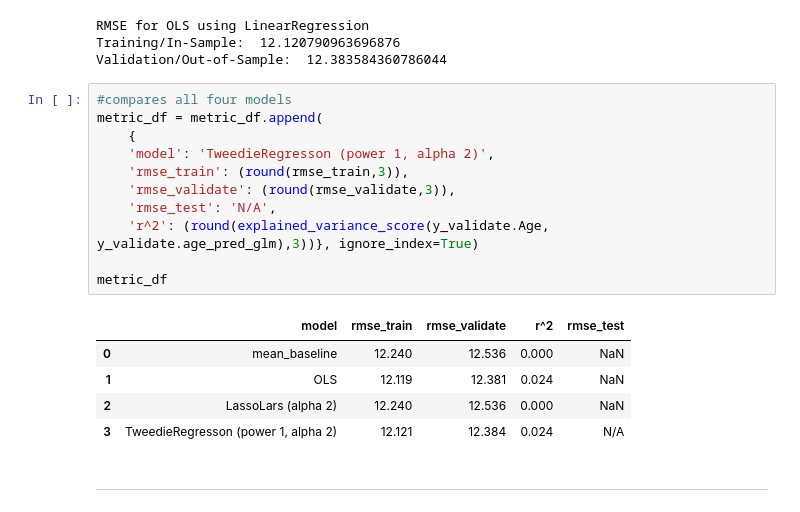
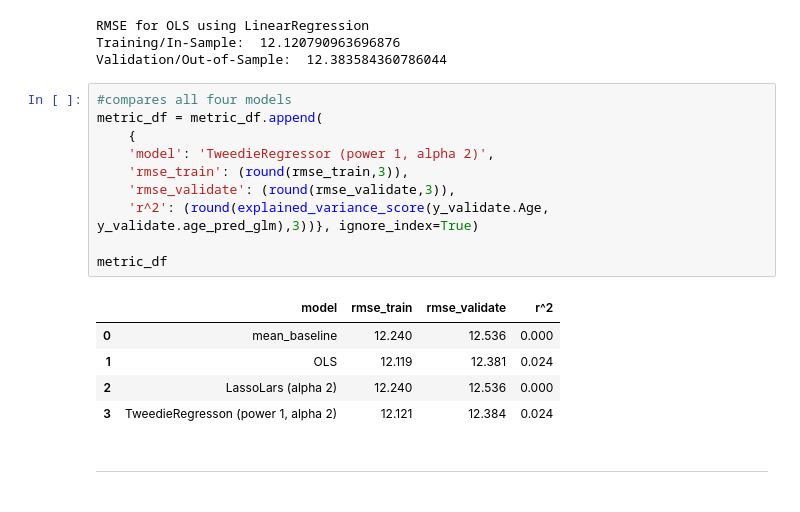
Before and after one commit to natasharivers/individual_project, a Jupyter notebook: Final Notebook.ipynb, the cells around one changed output. Cells and saved outputs as stored; diff of their text form.

```diff
--- a/Final Notebook.ipynb
+++ b/Final Notebook.ipynb
@@ -743,20 +757,19 @@ Validation/Out-of-Sample:  12.383584360786044
 # %%
 #compares all four models
 metric_df = metric_df.append(
     {
-    'model': 'TweedieRegresson (power 1, alpha 2)',
+    'model': 'TweedieRegressor (power 1, alpha 2)',
     'rmse_train': (round(rmse_train,3)),
     'rmse_validate': (round(rmse_validate,3)),
-    'rmse_test': 'N/A',
     'r^2': (round(explained_variance_score(y_validate.Age, y_validate.age_pred_glm),3))}, ignore_index=True)
 
 metric_df
 # %% [output]
-|  | model | rmse_train | rmse_validate | r^2 | rmse_test |
-| 0 | mean_baseline | 12.240 | 12.536 | 0.000 | NaN |
-| 1 | OLS | 12.119 | 12.381 | 0.024 | NaN |
-| 2 | LassoLars (alpha 2) | 12.240 | 12.536 | 0.000 | NaN |
-| 3 | TweedieRegresson (power 1, alpha 2) | 12.121 | 12.384 | 0.024 | N/A |
+|  | model | rmse_train | rmse_validate | r^2 |
+| 0 | mean_baseline | 12.240 | 12.536 | 0.000 |
+| 1 | OLS | 12.119 | 12.381 | 0.024 |
+| 2 | LassoLars (alpha 2) | 12.240 | 12.536 | 0.000 |
+| 3 | TweedieRegresson (power 1, alpha 2) | 12.121 | 12.384 | 0.024 |
 # %% [markdown]
 ____________________
 # %%
```
Also changed, not shown: parts of 6 cells of this notebook.
